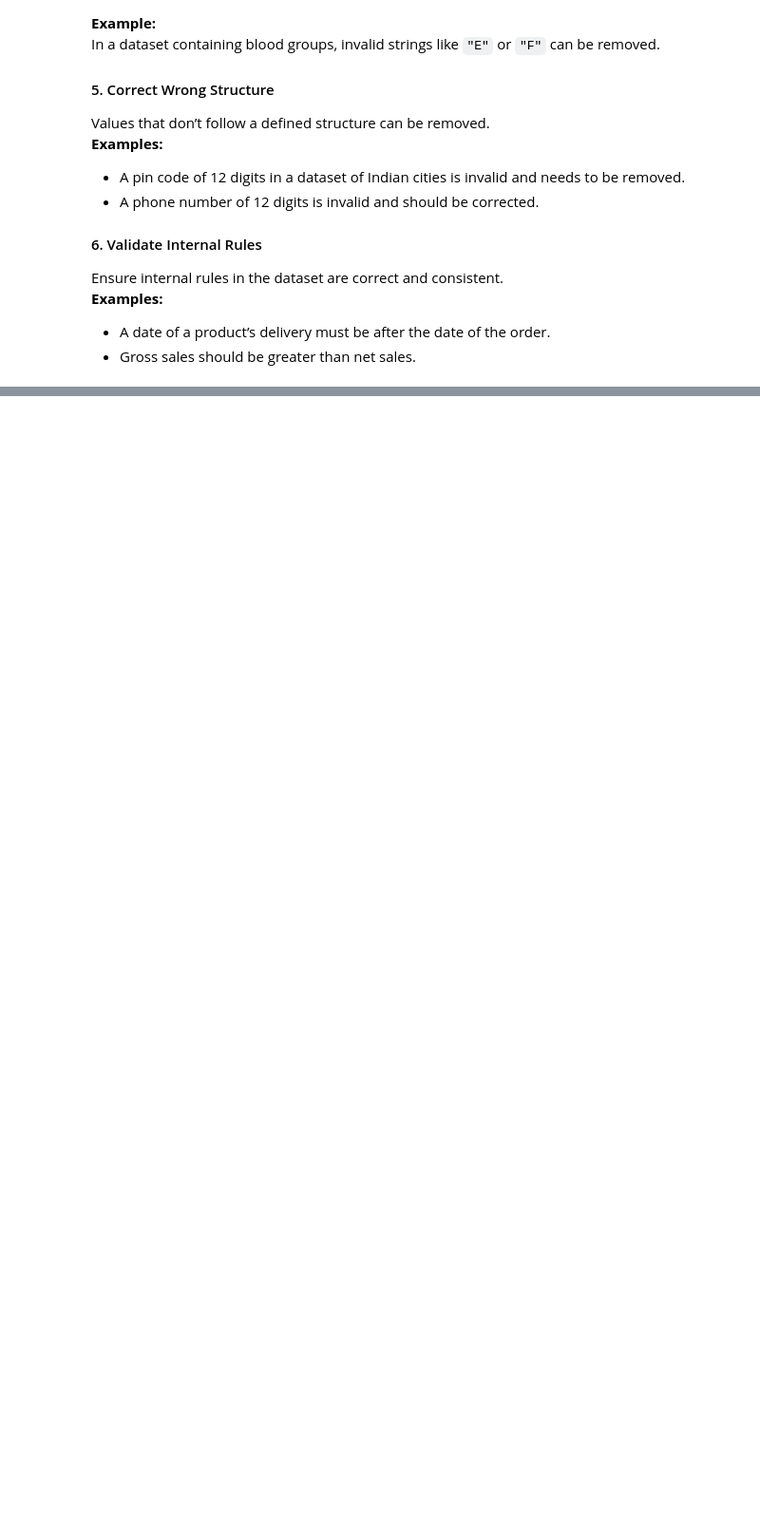
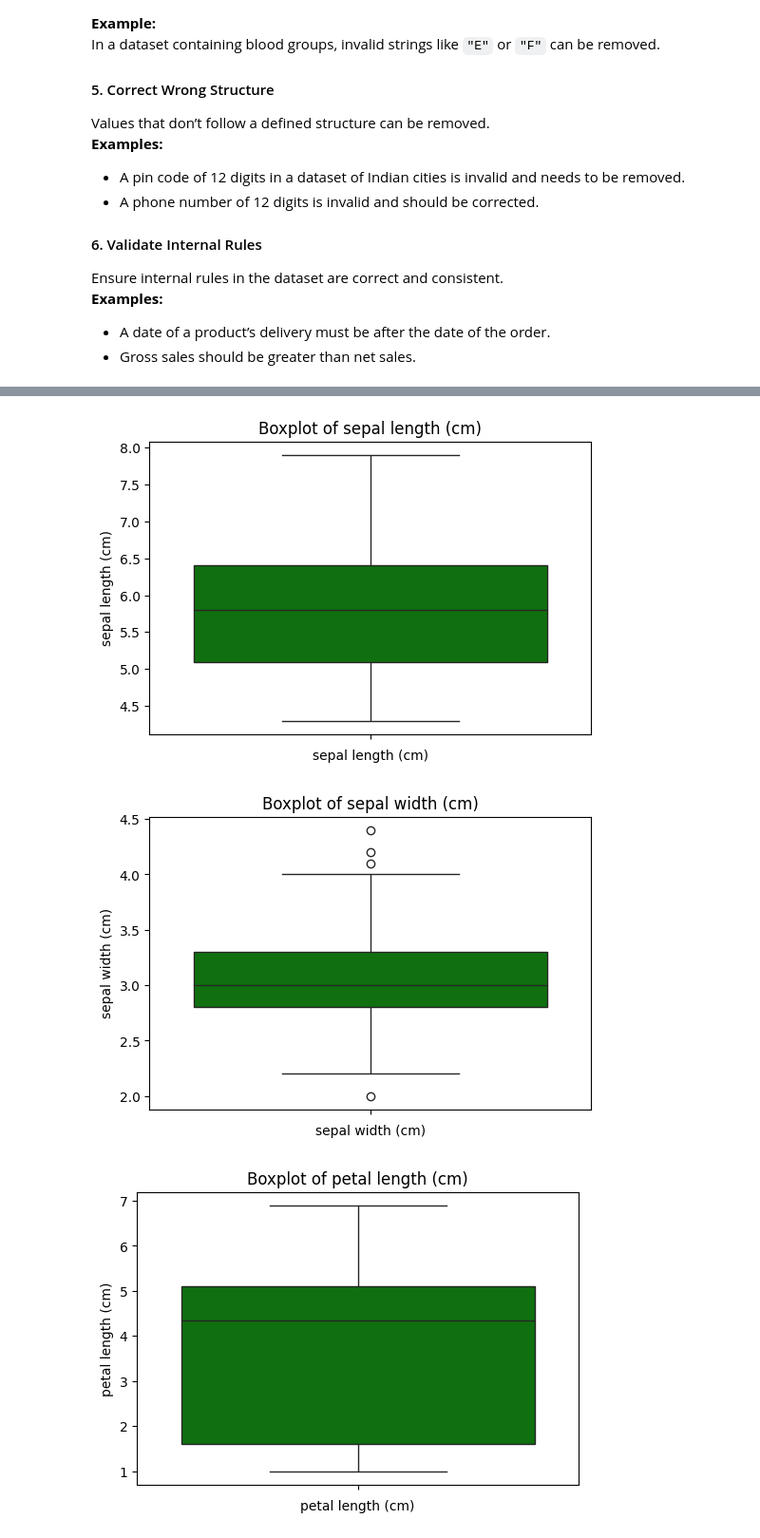
Before and after one commit to svenkatlata/Machine_Learning_Revision_Notes, a Jupyter notebook: Exploratory_Data_Analysis.ipynb, the cells around one changed output, grey strips where cells are left out. Shown at 95% size. Drawn from its saved outputs; the diff is of its cells as text; code cells hidden in the pictures; blank space fills up the shorter version.

```diff
--- a/Exploratory_Data_Analysis.ipynb
+++ b/Exploratory_Data_Analysis.ipynb
@@ -130,0 +196,12 @@ Ensure internal rules in the dataset are correct and consistent.
+# %%
+# Boxplots for each feature
+for col in iris['feature_names']:
+    plt.figure(figsize=(6, 4))
+    sns.boxplot(data[col], color='green')
+    plt.title(f'Boxplot of {col}')
+    plt.xlabel(col)
+    plt.show()
+# %% [output]
+[figure, added]
+[figure, added]
+[figure, added]
```
Also changed, not shown: parts of 15 cells of this notebook.
